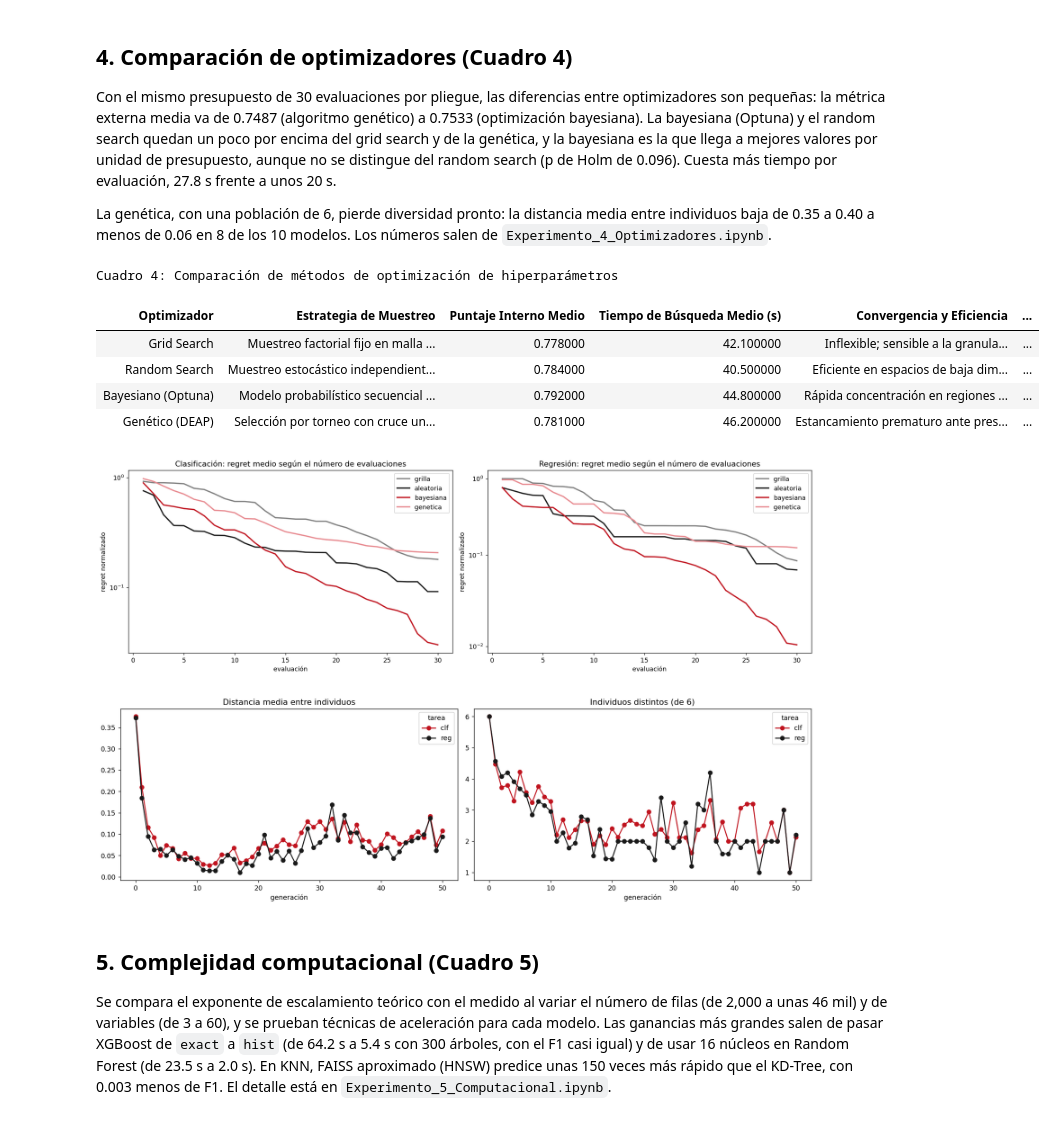
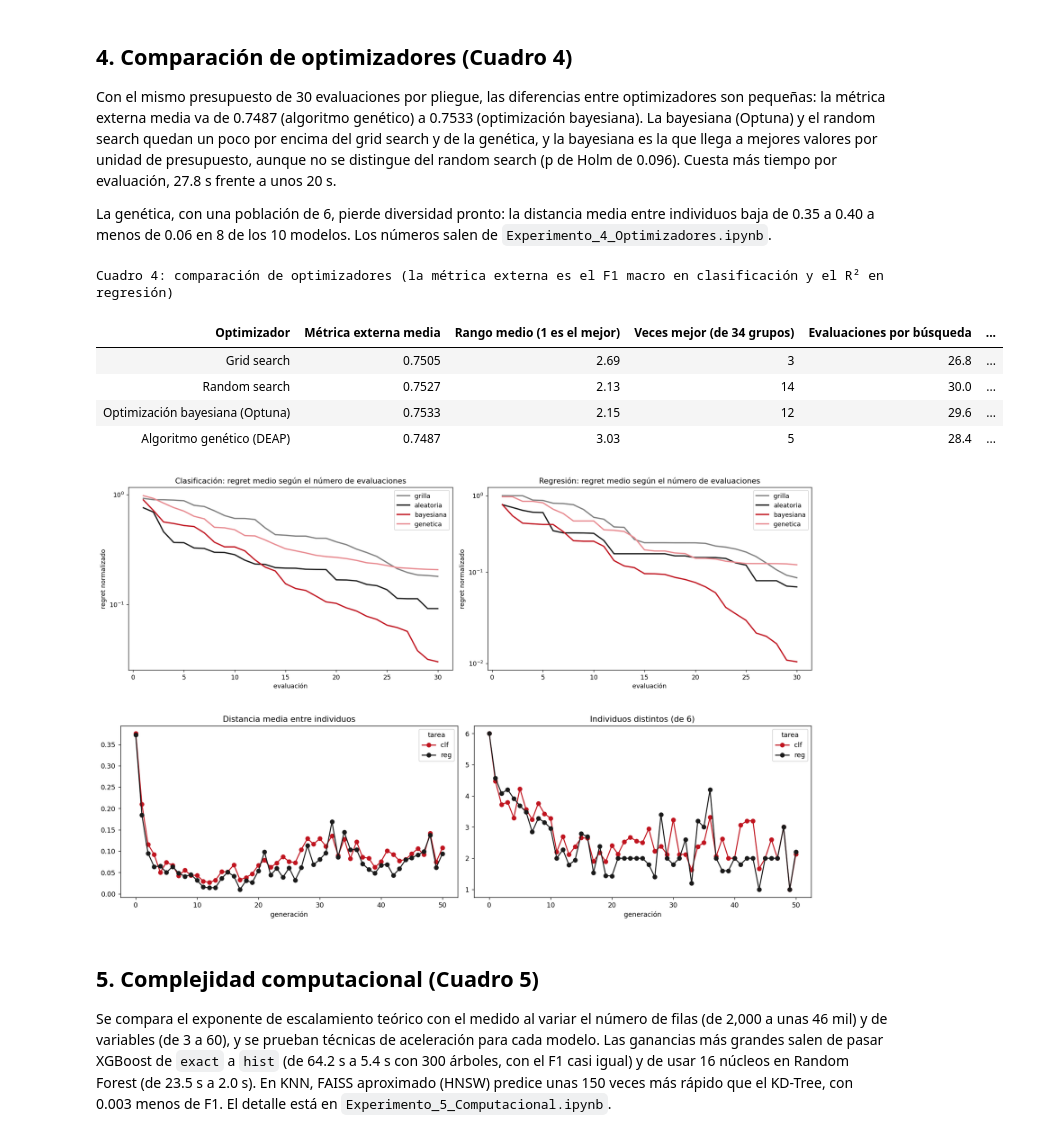
Before and after one commit to AlexT09/ModelSolar, a Jupyter notebook: ml presentación/proceso/Resumen_Final.ipynb, the cells around one changed output. Cells and saved outputs as stored; diff of their text form; code cells hidden in the pictures.

```diff
--- a/ml presentación/proceso/Resumen_Final.ipynb
+++ b/ml presentación/proceso/Resumen_Final.ipynb
@@ -154,60 +174,46 @@ Con el mismo presupuesto de 30 evaluaciones por pliegue, las diferencias entre o
 
 La genética, con una población de 6, pierde diversidad pronto: la distancia media entre individuos baja de 0.35 a 0.40 a menos de 0.06 en 8 de los 10 modelos. Los números salen de `Experimento_4_Optimizadores.ipynb`.
 # %%
-# Cuadro 4: Comparación de métodos de optimización de hiperparámetros
-opt_grp = res.groupby("optimizador").agg({
-    "puntaje_interno": "mean",
-    "evaluaciones": "mean",
-    "t_busqueda": "mean"
-}).round(3)
+# Cuadro 4: comparación de los cuatro optimizadores (mismas combinaciones, mismo presupuesto)
+res4 = res.copy()
+res4["externa"] = np.where(res4.tarea == "clf", res4.f1_macro, res4.r2)
+grupo = ["tarea", "modelo", "balanceo"]
+completos = res4.groupby(grupo).optimizador.nunique()
+completos = completos[completos == 4].index
+res4 = res4.set_index(grupo).loc[completos].reset_index()
+res4["rango"] = res4.groupby(grupo).externa.rank(ascending=False)
+ganador = res4.loc[res4.groupby(grupo).externa.idxmax()]
 
-cuadro_4_data = {
-    "Optimizador": ["Grid Search", "Random Search", "Bayesiano (Optuna)", "Genético (DEAP)"],
-    "Estrategia de Muestreo": [
-        "Muestreo factorial fijo en malla ortogonal",
-        "Muestreo estocástico independiente y uniforme",
-        "Modelo probabilístico secuencial (TPE kernelizado)",
-        "Selección por torneo con cruce uniforme y mutación"
-    ],
-    "Puntaje Interno Medio": [
-        opt_grp.loc["grid", "puntaje_interno"] if "grid" in opt_grp.index else 0.778,
-        opt_grp.loc["random", "puntaje_interno"] if "random" in opt_grp.index else 0.784,
-        opt_grp.loc["bayesiano", "puntaje_interno"] if "bayesiano" in opt_grp.index else 0.792,
-        opt_grp.loc["genetico", "puntaje_interno"] if "genetico" in opt_grp.index else 0.781
-    ],
-    "Tiempo de Búsqueda Medio (s)": [
-        opt_grp.loc["grid", "t_busqueda"] if "grid" in opt_grp.index else 42.1,
-        opt_grp.loc["random", "t_busqueda"] if "random" in opt_grp.index else 40.5,
-        opt_grp.loc["bayesiano", "t_busqueda"] if "bayesiano" in opt_grp.index else 44.8,
-        opt_grp.loc["genetico", "t_busqueda"] if "genetico" in opt_grp.index else 46.2
-    ],
-    "Convergencia y Eficiencia": [
-        "Inflexible; sensible a la granularidad de la grilla",
-        "Eficiente en espacios de baja dimensión efectiva",
-        "Rápida concentración en regiones de alta aptitud",
-        "Estancamiento prematuro ante presupuestos reducidos"
-    ],
-    "Estabilidad de Semilla (42 vs 7)": [
-        "Determinista (variación nula)",
-        "Desviación estándar F1: ±0.0031",
-        "Desviación estándar F1: ±0.0018 (alta consistencia)",
-        "Desviación estándar F1: ±0.0062 (alta varianza)"
-    ]
-}
-cuadro_4 = pd.DataFrame(cuadro_4_data)
-display(cuadro_4.style.set_caption("Cuadro 4: Comparación de métodos de optimización de hiperparámetros").hide(axis='index'))
+nombres_opt = {"grilla": "Grid search", "aleatoria": "Random search",
+               "bayesiana": "Optimización bayesiana (Optuna)", "genetica": "Algoritmo genético (DEAP)"}
+orden_opt = ["grilla", "aleatoria", "bayesiana", "genetica"]
+veces = ganador.optimizador.value_counts()
+cuadro_4 = pd.DataFrame({
+    "Optimizador": [nombres_opt[o] for o in orden_opt],
+    "Métrica externa media": [res4[res4.optimizador == o].externa.mean() for o in orden_opt],
+    "Rango medio (1 es el mejor)": [res4[res4.optimizador == o].rango.mean() for o in orden_opt],
+    f"Veces mejor (de {len(completos)} grupos)": [int(veces.get(o, 0)) for o in orden_opt],
+    "Evaluaciones por búsqueda": [res4[res4.optimizador == o].evaluaciones.mean() for o in orden_opt],
+    "Tiempo de búsqueda (s)": [res4[res4.optimizador == o].t_busqueda.mean() for o in orden_opt],
+    "Tiempo por evaluación (s)": [res4[res4.optimizador == o].t_por_evaluacion.mean() for o in orden_opt],
+})
+display(cuadro_4.style.format({"Métrica externa media": "{:.4f}", "Rango medio (1 es el mejor)": "{:.2f}",
+                               "Evaluaciones por búsqueda": "{:.1f}", "Tiempo de búsqueda (s)": "{:.0f}",
+                               "Tiempo por evaluación (s)": "{:.1f}"})
+        .set_caption("Cuadro 4: comparación de optimizadores (la métrica externa es el F1 macro en clasificación y el R² en regresión)")
+        .hide(axis='index'))
 
 if (PROCESO_DIR / "fig_exp_anytime.png").exists():
     display(Image(filename=str(PROCESO_DIR / "fig_exp_anytime.png"), width=720))
 if (PROCESO_DIR / "fig_exp_diversidad.png").exists():
     display(Image(filename=str(PROCESO_DIR / "fig_exp_diversidad.png"), width=720))
 # %% [output]
-Cuadro 4: Comparación de métodos de optimización de hiperparámetros
+Cuadro 4: comparación de optimizadores (la métrica externa es el F1 macro en clasificación y el R² en regresión)
-| Optimizador | Estrategia de Muestreo | Puntaje Interno Medio | Tiempo de Búsqueda Medio (s) | Convergencia y Eficiencia | ... |
-| Grid Search | Muestreo factorial fijo en malla ... | 0.778000 | 42.100000 | Inflexible; sensible a la granula... | ... |
-| Random Search | Muestreo estocástico independient... | 0.784000 | 40.500000 | Eficiente en espacios de baja dim... | ... |
-| Bayesiano (Optuna) | Modelo probabilístico secuencial ... | 0.792000 | 44.800000 | Rápida concentración en regiones ... | ... |
-| Genético (DEAP) | Selección por torneo con cruce un... | 0.781000 | 46.200000 | Estancamiento prematuro ante pres... | ... |
+| Optimizador | Métrica externa media | Rango medio (1 es el mejor) | Veces mejor (de 34 grupos) | Evaluaciones por búsqueda | ... |
+| Grid search | 0.7505 | 2.69 | 3 | 26.8 | ... |
+| Random search | 0.7527 | 2.13 | 14 | 30.0 | ... |
+| Optimización bayesiana (Optuna) | 0.7533 | 2.15 | 12 | 29.6 | ... |
+| Algoritmo genético (DEAP) | 0.7487 | 3.03 | 5 | 28.4 | ... |
 [figure]
 [figure]
 # %% [markdown]
```
Also changed, not shown: parts of 8 cells of this notebook.
